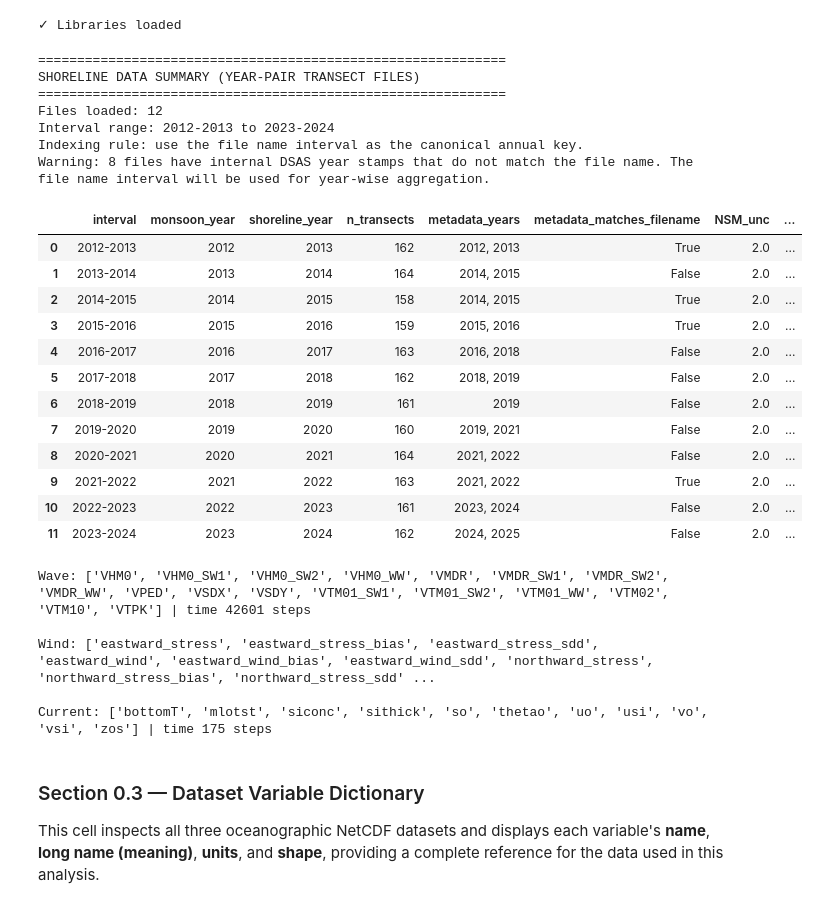
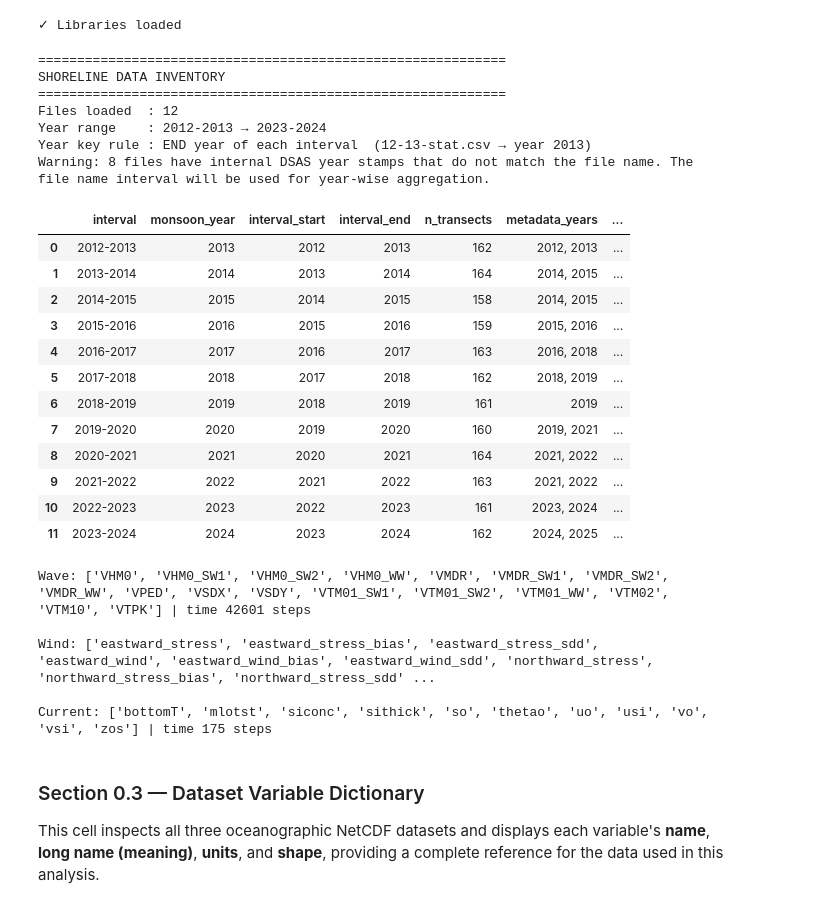
Before and after one commit to ThimalkaCosta/coastalai, a Jupyter notebook: notebook.ipynb, the cells around one changed output. Drawn from its saved outputs; the diff is of its cells as text; code cells hidden in the pictures.

```diff
--- a/notebook.ipynb
+++ b/notebook.ipynb
@@ -137,62 +137,65 @@ for path_obj in shoreline_interval_files:
     )
     inventory_rows.append({
         'interval': interval_label,
-        'monsoon_year': start_year,
-        'shoreline_year': end_year,
+        # Year key = END year of the interval (e.g. 12-13-stat.csv → 2013)
+        'monsoon_year': end_year,
+        'interval_start': start_year,
+        'interval_end': end_year,
         'n_transects': len(interval_df),
         'metadata_years': ', '.join(map(str, metadata_years)),
         'metadata_matches_filename': metadata_years == [start_year, end_year],
         'NSM_unc': float(interval_df['NSM_highest_unc'].median()),
         'EPR_unc': float(interval_df['EPR_unc'].median()),
     })
 
 shoreline_inventory = pd.DataFrame(inventory_rows).sort_values('monsoon_year').reset_index(drop=True)
 latest_interval_label = shoreline_inventory.iloc[-1]['interval']
 
 print("=" * 60)
-print("SHORELINE DATA SUMMARY (YEAR-PAIR TRANSECT FILES)")
+print("SHORELINE DATA INVENTORY")
 print("=" * 60)
-print(f"Files loaded: {len(shoreline_interval_files)}")
-print(f"Interval range: {shoreline_inventory.iloc[0]['interval']} to {shoreline_inventory.iloc[-1]['interval']}")
-print("Indexing rule: use the file name interval as the canonical annual key.")
+print(f"Files loaded  : {len(shoreline_interval_files)}")
+print(f"Year range    : {shoreline_inventory.iloc[0]['interval']} → {shoreline_inventory.iloc[-1]['interval']}")
+print("Year key rule : END year of each interval  (12-13-stat.csv → year 2013)")
 
 metadata_mismatch_count = int((~shoreline_inventory['metadata_matches_filename']).sum())
 if metadata_mismatch_count > 0:
     print(
         f"Warning: {metadata_mismatch_count} files have internal DSAS year stamps that do not match the file name. "
         "The file name interval will be used for year-wise aggregation."
     )
 
 display(shoreline_inventory)
 
 # ── Load NetCDF datasets ──
 wave_ds = xr.open_dataset(WAVE_FILE)
 wind_ds = xr.open_dataset(WIND_FILE)
 current_ds = xr.open_dataset(CURRENT_FILE)
 
 for name, ds in [('Wave', wave_ds), ('Wind', wind_ds), ('Current', current_ds)]:
+
     print(f"\n{name}: {list(ds.data_vars)} | time {ds.sizes.get('time', '?')} steps")
 # %% [output]
 ============================================================
-SHORELINE DATA SUMMARY (YEAR-PAIR TRANSECT FILES)
+SHORELINE DATA INVENTORY
 ============================================================
-Files loaded: 12
-Interval range: 2012-2013 to 2023-2024
-Indexing rule: use the file name interval as the canonical annual key.
+Files loaded  : 12
+Year range    : 2012-2013 → 2023-2024
+Year key rule : END year of each interval  (12-13-stat.csv → year 2013)
 Warning: 8 files have internal DSAS year stamps that do not match the file name. The file name interval will be used for year-wise aggregation.
-|  | interval | monsoon_year | shoreline_year | n_transects | metadata_years | metadata_matches_filename | NSM_unc | ... |
-| 0 | 2012-2013 | 2012 | 2013 | 162 | 2012, 2013 | True | 2.0 | ... |
-| 1 | 2013-2014 | 2013 | 2014 | 164 | 2014, 2015 | False | 2.0 | ... |
-| 2 | 2014-2015 | 2014 | 2015 | 158 | 2014, 2015 | True | 2.0 | ... |
-| 3 | 2015-2016 | 2015 | 2016 | 159 | 2015, 2016 | True | 2.0 | ... |
-| 4 | 2016-2017 | 2016 | 2017 | 163 | 2016, 2018 | False | 2.0 | ... |
-| 5 | 2017-2018 | 2017 | 2018 | 162 | 2018, 2019 | False | 2.0 | ... |
-| 6 | 2018-2019 | 2018 | 2019 | 161 | 2019 | False | 2.0 | ... |
-| 7 | 2019-2020 | 2019 | 2020 | 160 | 2019, 2021 | False | 2.0 | ... |
-| 8 | 2020-2021 | 2020 | 2021 | 164 | 2021, 2022 | False | 2.0 | ... |
-| 9 | 2021-2022 | 2021 | 2022 | 163 | 2021, 2022 | True | 2.0 | ... |
-| 10 | 2022-2023 | 2022 | 2023 | 161 | 2023, 2024 | False | 2.0 | ... |
-| 11 | 2023-2024 | 2023 | 2024 | 162 | 2024, 2025 | False | 2.0 | ... |
+|  | interval | monsoon_year | interval_start | interval_end | n_transects | metadata_years | ... |
+| 0 | 2012-2013 | 2013 | 2012 | 2013 | 162 | 2012, 2013 | ... |
+| 1 | 2013-2014 | 2014 | 2013 | 2014 | 164 | 2014, 2015 | ... |
+| 2 | 2014-2015 | 2015 | 2014 | 2015 | 158 | 2014, 2015 | ... |
+| 3 | 2015-2016 | 2016 | 2015 | 2016 | 159 | 2015, 2016 | ... |
+| 4 | 2016-2017 | 2017 | 2016 | 2017 | 163 | 2016, 2018 | ... |
+| 5 | 2017-2018 | 2018 | 2017 | 2018 | 162 | 2018, 2019 | ... |
+| 6 | 2018-2019 | 2019 | 2018 | 2019 | 161 | 2019 | ... |
+| 7 | 2019-2020 | 2020 | 2019 | 2020 | 160 | 2019, 2021 | ... |
+| 8 | 2020-2021 | 2021 | 2020 | 2021 | 164 | 2021, 2022 | ... |
+| 9 | 2021-2022 | 2022 | 2021 | 2022 | 163 | 2021, 2022 | ... |
+| 10 | 2022-2023 | 2023 | 2022 | 2023 | 161 | 2023, 2024 | ... |
+| 11 | 2023-2024 | 2024 | 2023 | 2024 | 162 | 2024, 2025 | ... |
 Wave: ['VHM0', 'VHM0_SW1', 'VHM0_SW2', 'VHM0_WW', 'VMDR', 'VMDR_SW1', 'VMDR_SW2', 'VMDR_WW', 'VPED', 'VSDX', 'VSDY', 'VTM01_SW1', 'VTM01_SW2', 'VTM01_WW', 'VTM02', 'VTM10', 'VTPK'] | time 42601 steps
 
 Wind: ['eastward_stress', 'eastward_stress_bias', 'eastward_stress_sdd', 'eastward_wind', 'eastward_wind_bias', 'eastward_wind_sdd', 'northward_stress', 'northward_stress_bias', 'northward_stress_sdd' ...
```
Also changed, not shown: parts of 8 cells of this notebook, 6 other files.
